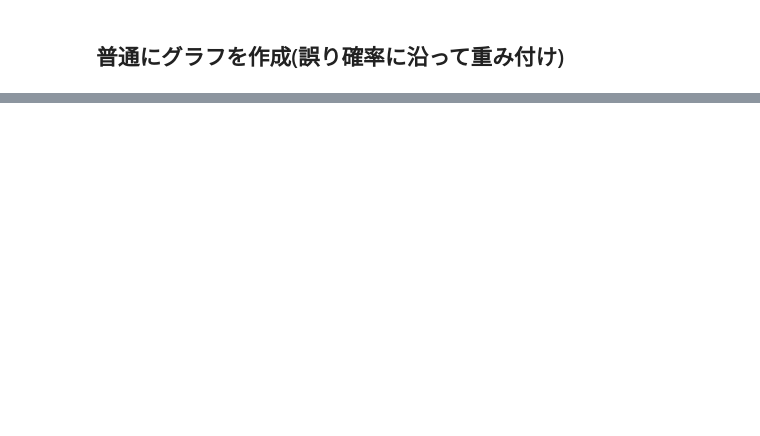
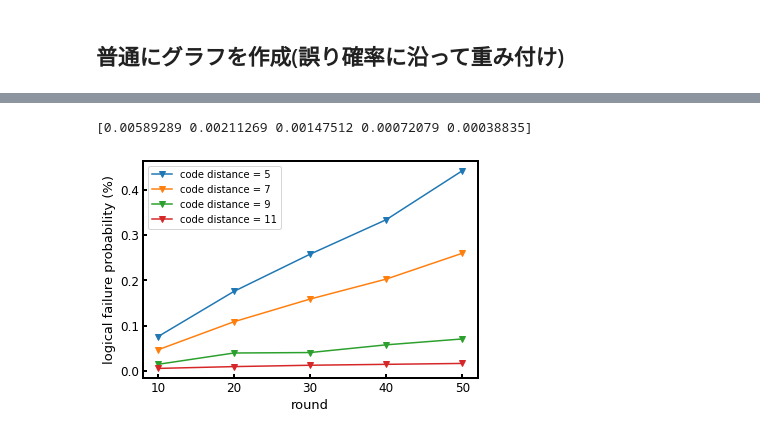
Before and after one commit to kono0924/Fujii-lab, a Jupyter notebook: repetition/csv_view.ipynb, the cells around one changed output, grey strips where cells are left out. Saved outputs shown, nothing was run; the diff lists cells and outputs as text; code cells hidden in the pictures; blank space fills up the shorter version.

```diff
--- a/repetition/csv_view.ipynb
+++ b/repetition/csv_view.ipynb
@@ -140,0 +118,48 @@ plt.show()
+# %%
+e = 1/2 * (1 - (1 - 2 * b)**(1/20))
+print(e)
+# %% [output]
+[0.00589289 0.00211269 0.00147512 0.00072079 0.00038835]
+# %%
+p = 0.1
+file1 = "p=" + str(p) + "% ,eta=1000, d=11, rep=10, # of trials=100000" + ".csv"
+file2 = "p=" + str(p) + "% ,eta=1000, d=11, rep=20, # of trials=100000" + ".csv"
+file3 = "p=" + str(p) + "% ,eta=1000, d=11, rep=30, # of trials=100000" + ".csv"
+file4 = "p=" + str(p) + "% ,eta=1000, d=11, rep=40, # of trials=100000" + ".csv"
+file5 = "p=" + str(p) + "% ,eta=1000, d=11, rep=50, # of trials=100000" + ".csv"
+
+data1 = pd.read_csv(file1, index_col=0)
+data2 = pd.read_csv(file2, index_col=0)
+data3 = pd.read_csv(file3, index_col=0)
+data4 = pd.read_csv(file4, index_col=0)
+data5 = pd.read_csv(file5, index_col=0)
+
+round = [10,20,30,40,50]
+logical_error_rate = []
+fig, ax = plt.subplots()
+for i in range(5):
+    if i == 0:
+        continue
+    logical_error_rate = []
+    logical_error_rate.append(data1.iloc[1][i])
+    logical_error_rate.append(data2.iloc[1][i])
+    logical_error_rate.append(data3.iloc[1][i])
+    logical_error_rate.append(data4.iloc[1][i])
+    logical_error_rate.append(data5.iloc[1][i])
+    logical_error_rate = np.array(logical_error_rate)
+    ax.plot(round, logical_error_rate*100,marker='v',label="code distance = " + str(2*i+3))
+ax.set_xticks(round)
+ax.set_xlabel("round", fontsize=13)
+ax.set_ylabel("logical failure probability (%)", fontsize=13)
+#ax.set_xlim(9,11)
+#ax.set_ylim(12,17)
+ax.spines["top"].set_linewidth(2)
+ax.spines["left"].set_linewidth(2)
+ax.spines["bottom"].set_linewidth(2)
+ax.spines["right"].set_linewidth(2)
+ax.tick_params(direction="in", width=2, length=4, labelsize=12)
+#ax.set_title("X,p=(0.0001,0.0009,0.0001),d=(3,9,2),d(rep)=5,eta=1000,trials=10000", fontsize=14)
+plt.legend()
+plt.show()
+# %% [output]
+[figure, added]
```
Also changed, not shown: parts of 3 cells of this notebook, 2 other files.
